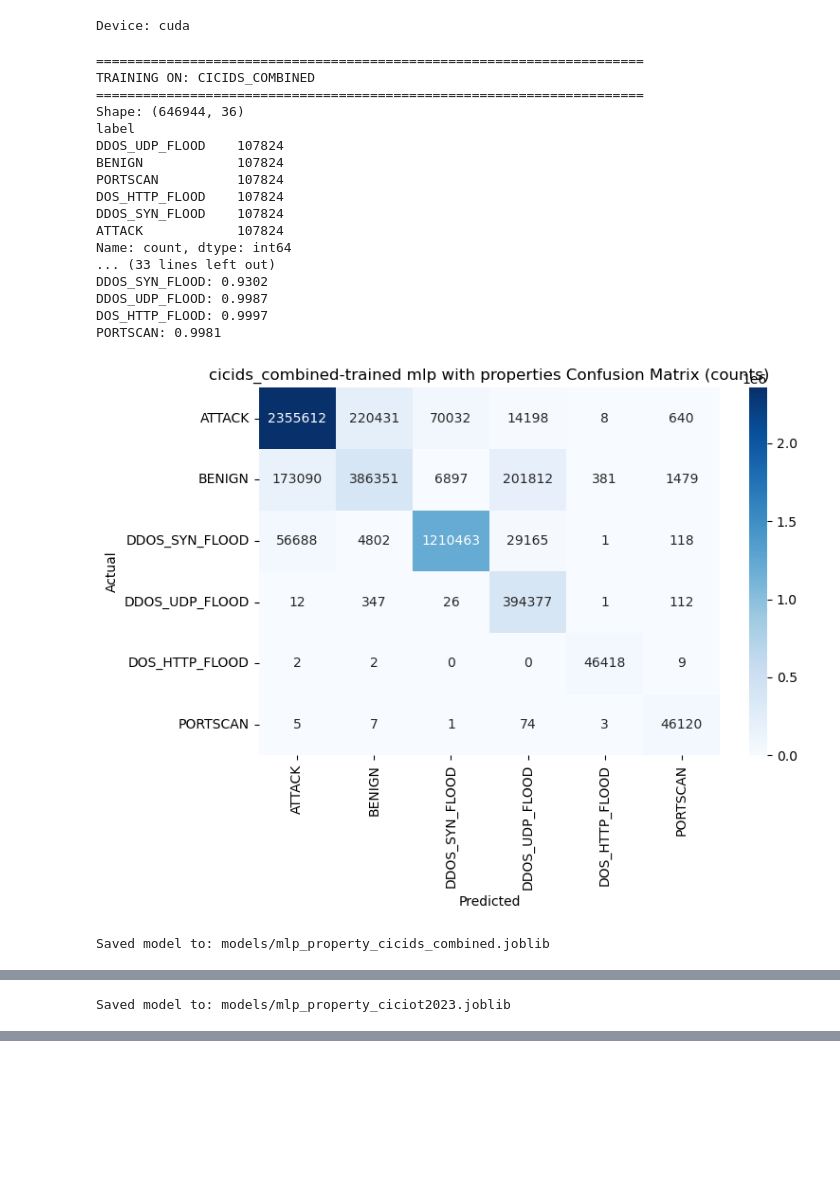
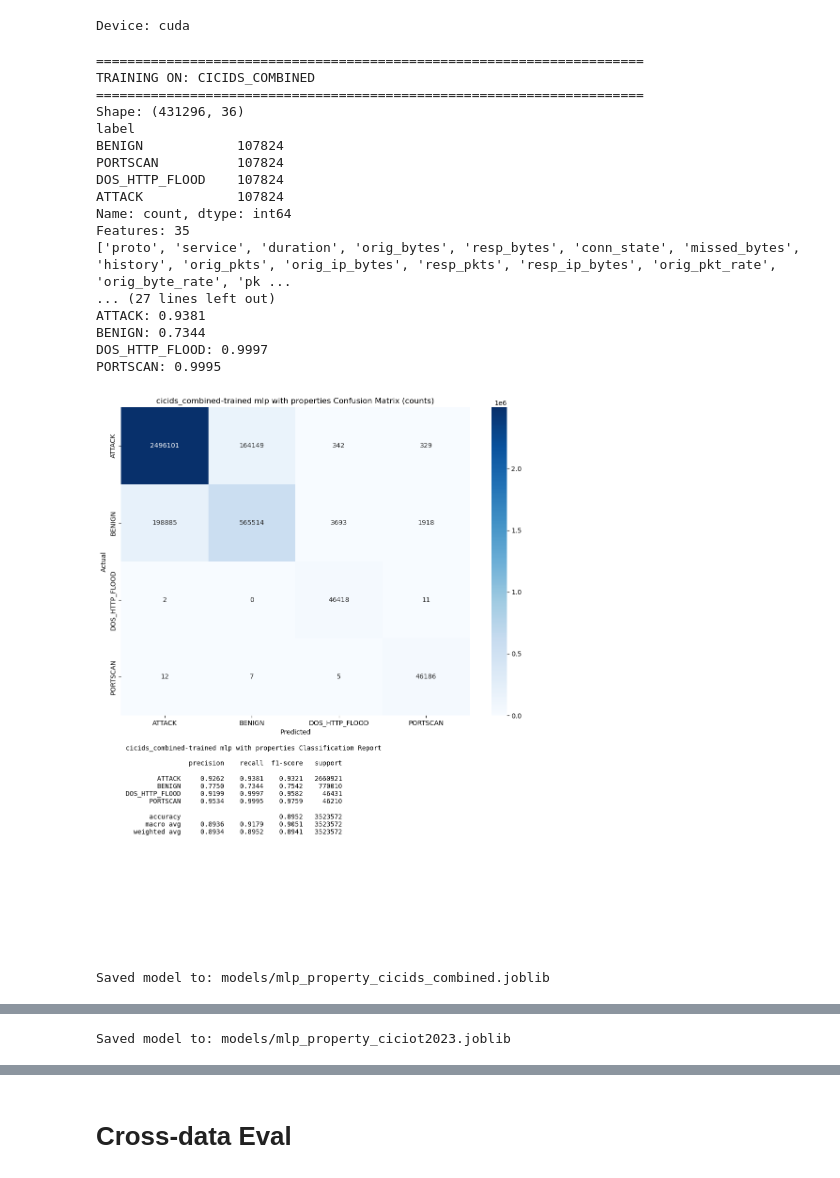
Before and after one commit to ramuld12/Property-based-Neural-Network-Verification, a Jupyter notebook: withProperties/training.ipynb, the cells around one changed output, grey strips where cells are left out. Drawn from its saved outputs; the diff is of its cells as text; code cells hidden in the pictures; blank space fills up the shorter version.

Commit message:
Tried to run only with a few labels

```diff
--- a/withProperties/training.ipynb
+++ b/withProperties/training.ipynb
@@ -35,14 +34,30 @@ device = torch.device("cuda" if torch.cuda.is_available() else "cpu")
 print("Device:", device)
 # %% [output]
 Device: cuda
+# %%
+TARGET_LABELS = ["BENIGN", "PORTSCAN", "DOS_HTTP_FLOOD", "ATTACK"]
+MODEL_TYPES = [
+    "mlp",
+    # "cnnlstm"
+]
+BATCH_SIZE = 256
+NUM_EPOCHS = 5
+LEARNING_RATE = 1e-3
+LAMBDA_PROP = 0.3
+WINDOW_SECONDS = 5.0
+# %%
+df_cicids_combined_train_filtered = filter_labels(df_cicids_combined_train, TARGET_LABELS)
+df_cicids_combined_test_filtered = filter_labels(df_cicids_combined_test, TARGET_LABELS)
+df_ciciot2023_train_filtered = filter_labels(df_ciciot2023_train, TARGET_LABELS)
+df_ciciot2023_test_filtered = filter_labels(df_ciciot2023_test, TARGET_LABELS)
 # %%
 DATASETS = {
     "cicids_combined": {
-        "data_train": df_cicids_combined_train,
-        "data_test": df_cicids_combined_test
+        "data_train": df_cicids_combined_train_filtered,
+        "data_test": df_cicids_combined_test_filtered
     },
     "ciciot2023": {
-        "data_train": df_ciciot2023_train,
-        "data_test": df_ciciot2023_test
+        "data_train": df_ciciot2023_train_filtered,
+        "data_test": df_ciciot2023_test_filtered
     },
 }
@@ -59,4 +64,7 @@ WINDOW_SECONDS = 5.0
 # %%
+from datetime import date
+
+
 for MODEL_TYPE in MODEL_TYPES:
     for dataset_name, dataset_config in DATASETS.items():
         print("\n" + "=" * 70)
@@ -223,6 +231,7 @@ for MODEL_TYPE in MODEL_TYPES:
             y_true_labels,
             y_pred_labels,
             model_name=f"{dataset_name}-trained {MODEL_TYPE} with properties",
+            path_to_save=f"{date.today()}/train_with_properties_evaluation_results"
         )
 
         os.makedirs("models", exist_ok=True)
@@ -236,39 +245,39 @@ for MODEL_TYPE in MODEL_TYPES:
                 "label_encoder": label_encoder,
                 "features": feature_cols,
                 "categorical_cols": list(categorical_cols),
             },
             save_path,
         )
 
         print(f"\nSaved model to: {save_path}")
 
         history_df = pd.DataFrame(history)
         plt.figure(figsize=(7, 4))
         plt.plot(history_df["epoch"], history_df["pred_loss"], label="Prediction loss")
         plt.plot(history_df["epoch"], history_df["prop_loss"], label="Property loss")
         plt.xlabel("Epoch")
         plt.ylabel("Loss")
         plt.title(f"Training losses - {dataset_name}")
         plt.legend()
         plt.tight_layout()
         plt.show()
 # %% [output]
 ======================================================================
 TRAINING ON: CICIDS_COMBINED
 ======================================================================
-Shape: (646944, 36)
+Shape: (431296, 36)
 label
-DDOS_UDP_FLOOD    107824
 BENIGN            107824
 PORTSCAN          107824
 DOS_HTTP_FLOOD    107824
-DDOS_SYN_FLOOD    107824
 ATTACK            107824
 Name: count, dtype: int64
-... (33 lines left out)
-DDOS_SYN_FLOOD: 0.9302
-DDOS_UDP_FLOOD: 0.9987
+Features: 35
+['proto', 'service', 'duration', 'orig_bytes', 'resp_bytes', 'conn_state', 'missed_bytes', 'history', 'orig_pkts', 'orig_ip_bytes', 'resp_pkts', 'resp_ip_bytes', 'orig_pkt_rate', 'orig_byte_rate', 'pk ...
+... (27 lines left out)
+ATTACK: 0.9381
+BENIGN: 0.7344
 DOS_HTTP_FLOOD: 0.9997
-PORTSCAN: 0.9981
+PORTSCAN: 0.9995
-[figure, old version]
+[figure, new version]
 Saved model to: models/mlp_property_cicids_combined.joblib
@@ -295,0 +305,2 @@ Saved model to: models/mlp_property_ciciot2023.joblib
+# %% [markdown]
+# Cross-data Eval
```
Also changed, not shown: parts of 8 cells of this notebook, 19 other files.
